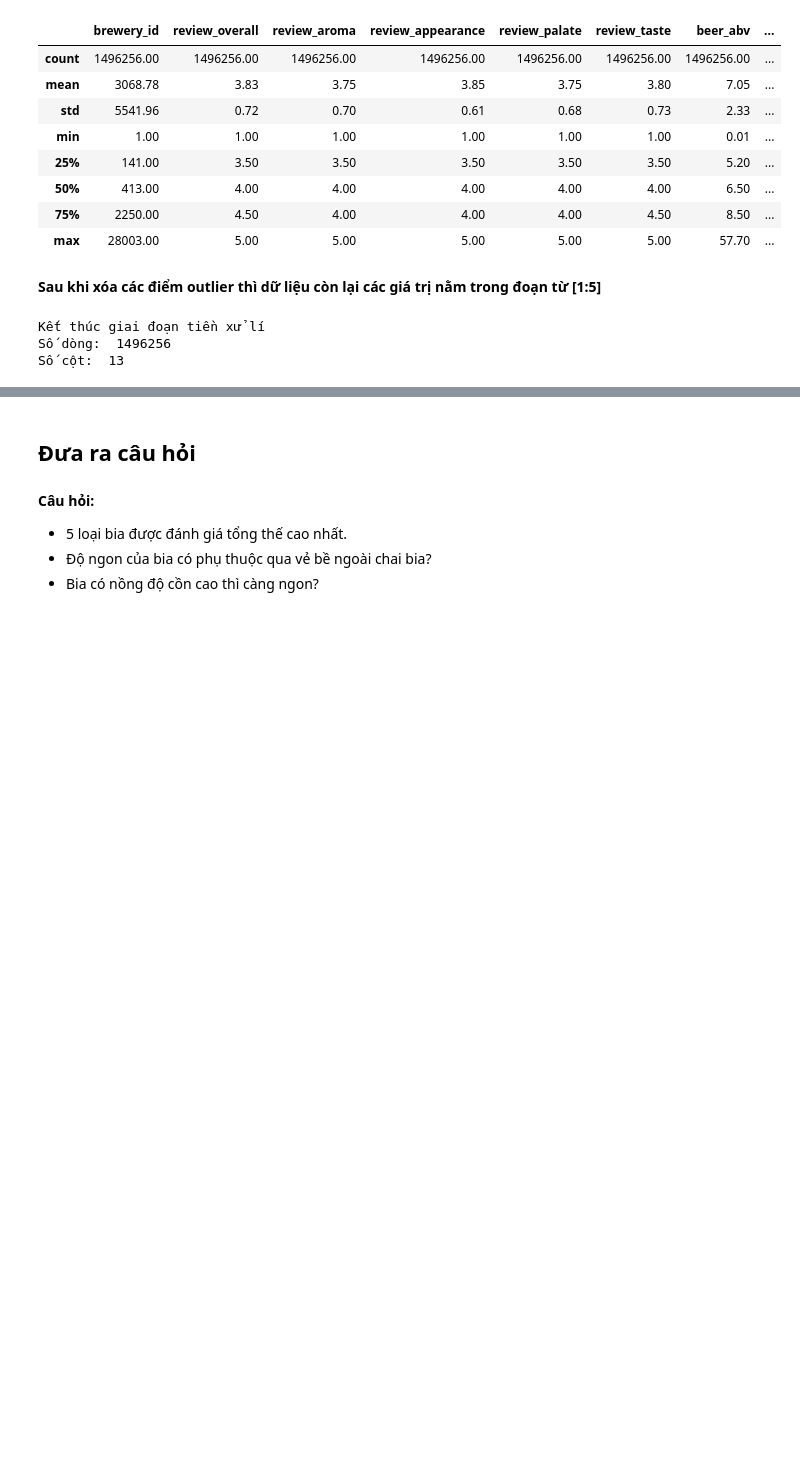
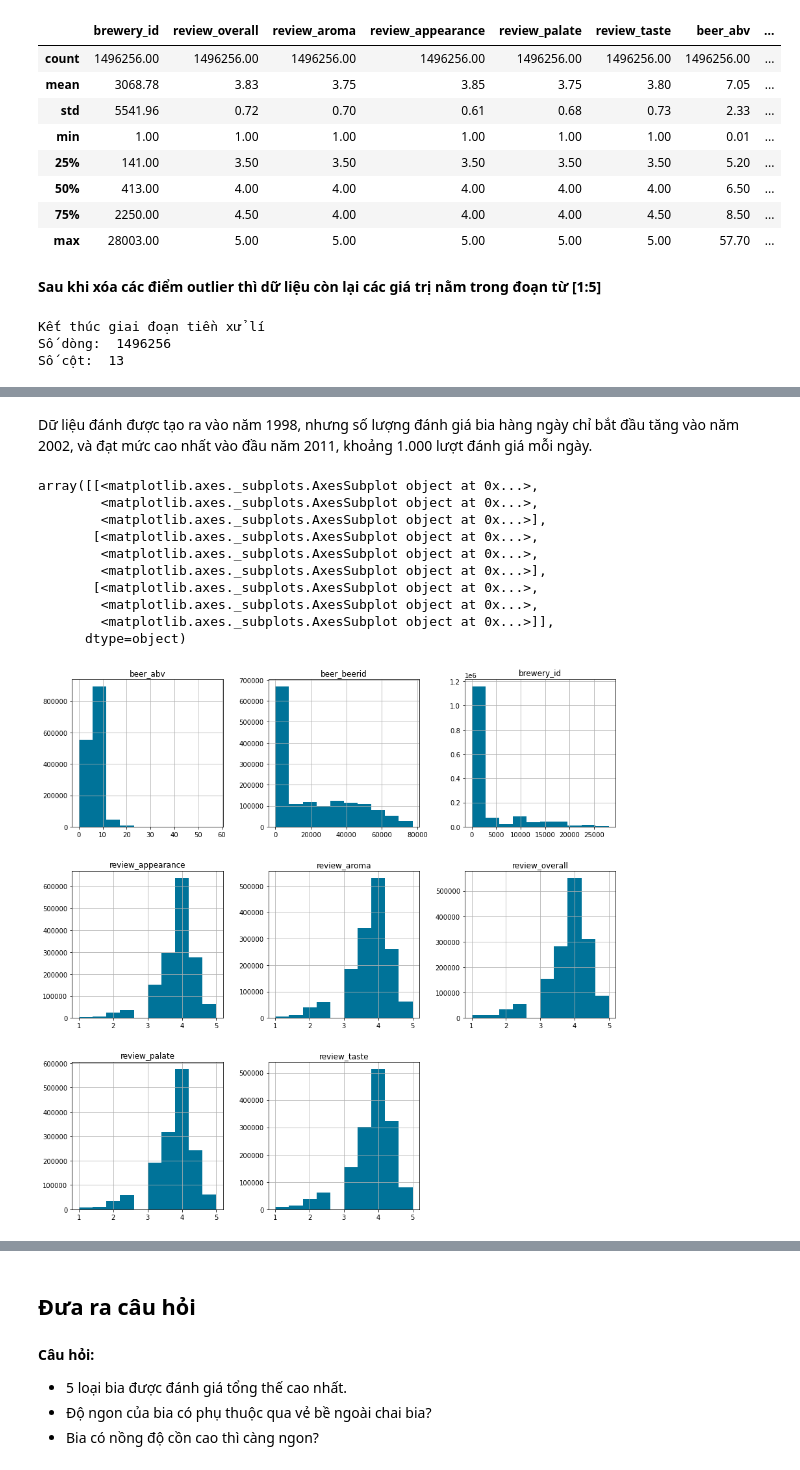
Before and after one commit to hts7117/LTKHDL_DACK, a Jupyter notebook: 1712718-HuynhThanhSang.ipynb, the cells around one changed output, grey strips where cells are left out. Cells and saved outputs as stored; diff of their text form; code cells hidden in the pictures; blank space fills up the shorter version.

```diff
--- a/1712718-HuynhThanhSang.ipynb
+++ b/1712718-HuynhThanhSang.ipynb
@@ -204,0 +217,16 @@ beer_reviews_df.head(5)
+# %% [markdown]
+Dữ liệu đánh được tạo ra vào năm 1998, nhưng số lượng đánh giá bia hàng ngày chỉ bắt đầu tăng vào năm 2002, và đạt mức cao nhất vào đầu năm 2011, khoảng 1.000 lượt đánh giá mỗi ngày.
+# %%
+beer_reviews_df.hist(figsize=(15,15),color='#007399')
+# %% [output]
+array([[<matplotlib.axes._subplots.AxesSubplot object at 0x...>,
+        <matplotlib.axes._subplots.AxesSubplot object at 0x...>,
+        <matplotlib.axes._subplots.AxesSubplot object at 0x...>],
+       [<matplotlib.axes._subplots.AxesSubplot object at 0x...>,
+        <matplotlib.axes._subplots.AxesSubplot object at 0x...>,
+        <matplotlib.axes._subplots.AxesSubplot object at 0x...>],
+       [<matplotlib.axes._subplots.AxesSubplot object at 0x...>,
+        <matplotlib.axes._subplots.AxesSubplot object at 0x...>,
+        <matplotlib.axes._subplots.AxesSubplot object at 0x...>]],
+      dtype=object)
+[figure, added]
```
Also changed, not shown: parts of 5 cells of this notebook.
